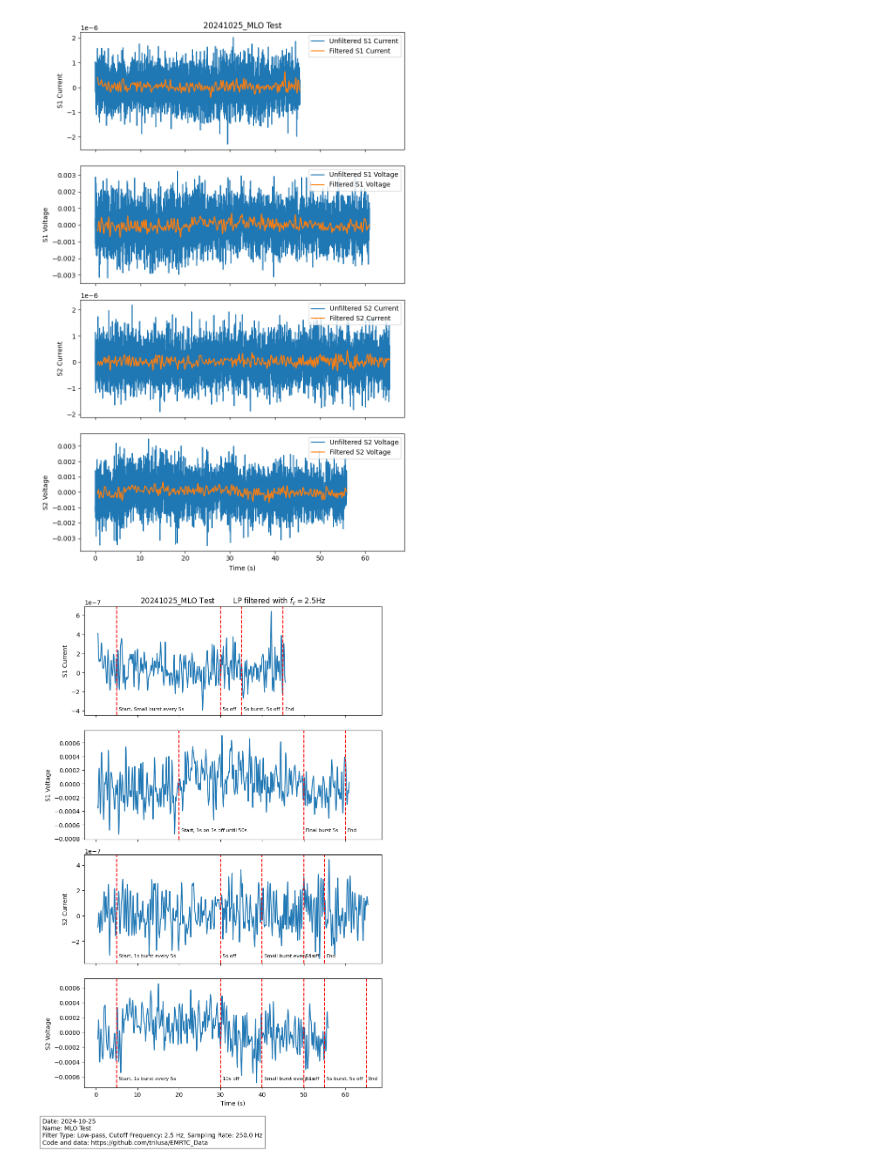
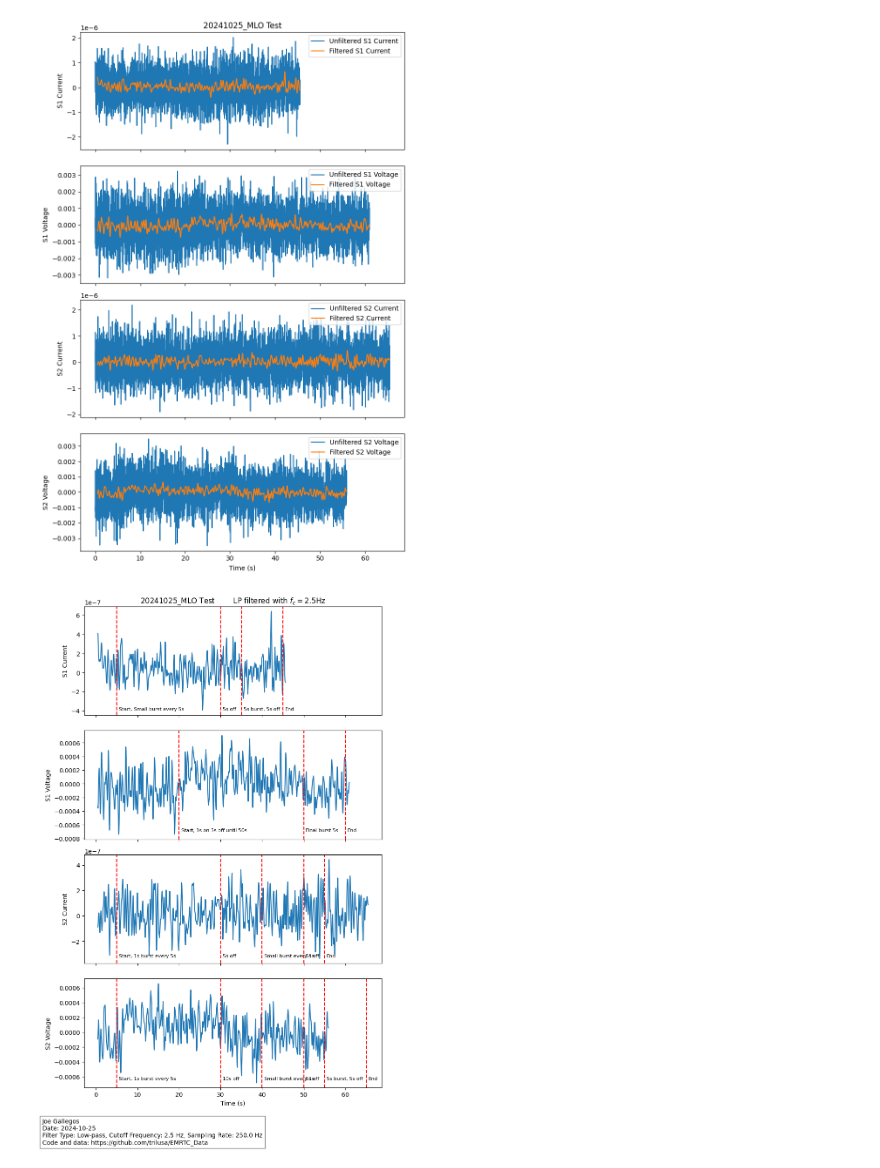
Before and after one commit to trilusa/EMRTC_Data, a Jupyter notebook: EMRTC_Data_analysis.ipynb, the cells around one changed output. Drawn from its saved outputs; the diff is of its cells as text; code cells hidden in the pictures.

```diff
--- a/EMRTC_Data_analysis.ipynb
+++ b/EMRTC_Data_analysis.ipynb
@@ -67,33 +67,34 @@ fig, axs = plt.subplots(4, 1, figsize=(8, 12), sharex=True)
 events = [
     [(5, "Start, Small burst every 5s"), (30, "5s off"), (35, "5s burst, 5s off"), (45, "End")], #s1 I
     [(20, "Start, 1s on 5s off until 50s"), (50, "Final burst 5s"), (60, "End")], #s1 V,
     [(5, "Start, 1s burst every 5s"), (30, "5s off"), (40, "Small burst every 1s"), (50, "5s off"), (55, "End")], #s2 I
     [(5, "Start, 1s burst every 5s"), (30, "10s off"), (40, "Small burst every 1s"), (50, "5s off"), (55, "5s burst, 5s off"), (65, "End")], #s2 V
 
 ]
 
 for i, (df, event_list) in enumerate(zip(dfs, events)):
     axs[i].plot(df['Time'], df['A1_filt'], label=titles[i])
     axs[i].set_ylabel(titles[i])
     for time, description in event_list:
         axs[i].axvline(x=time, color='r', linestyle='--')
         axs[i].text(time+.5, axs[i].get_ylim()[0] - axs[i].get_ylim()[0] * 0.2, description, rotation=0, verticalalignment='top', fontsize=8)
 
 axs[-1].set_xlabel('Time (s)')
 axs[0].set_title(f"20241025_MLO Test\t LP filtered with $f_c={cutoff_freq}$Hz")
 # plt.xlim(.5,65.5)
 
 
 # Add metadata as a textbox below the plot
-metadata = f'''Date: 2024-10-25
-Name: MLO Test
+metadata = f'''Joe Gallegos
+Date: 2024-10-25
 Filter Type: Low-pass, Cutoff Frequency: {cutoff_freq} Hz, Sampling Rate: {sampling_rate} Hz
 Code and data: https://github.com/trilusa/EMRTC_Data'''
 bbox_props = dict(facecolor='white', alpha=0.5)
 fig.subplots_adjust(bottom=.25)  # Adjust bottom space to fit the textbox
 fig.text(0.01, -0.01, metadata, ha='left', va='top', fontsize=10, bbox=bbox_props)
 
 plt.tight_layout()
+plt.savefig("20241025_MLO_Test.pdf", bbox_inches='tight')
 plt.show()
 # %% [output]
-[figure, old version]
+[figure, new version]
```
Also changed, not shown: 1 other file.
